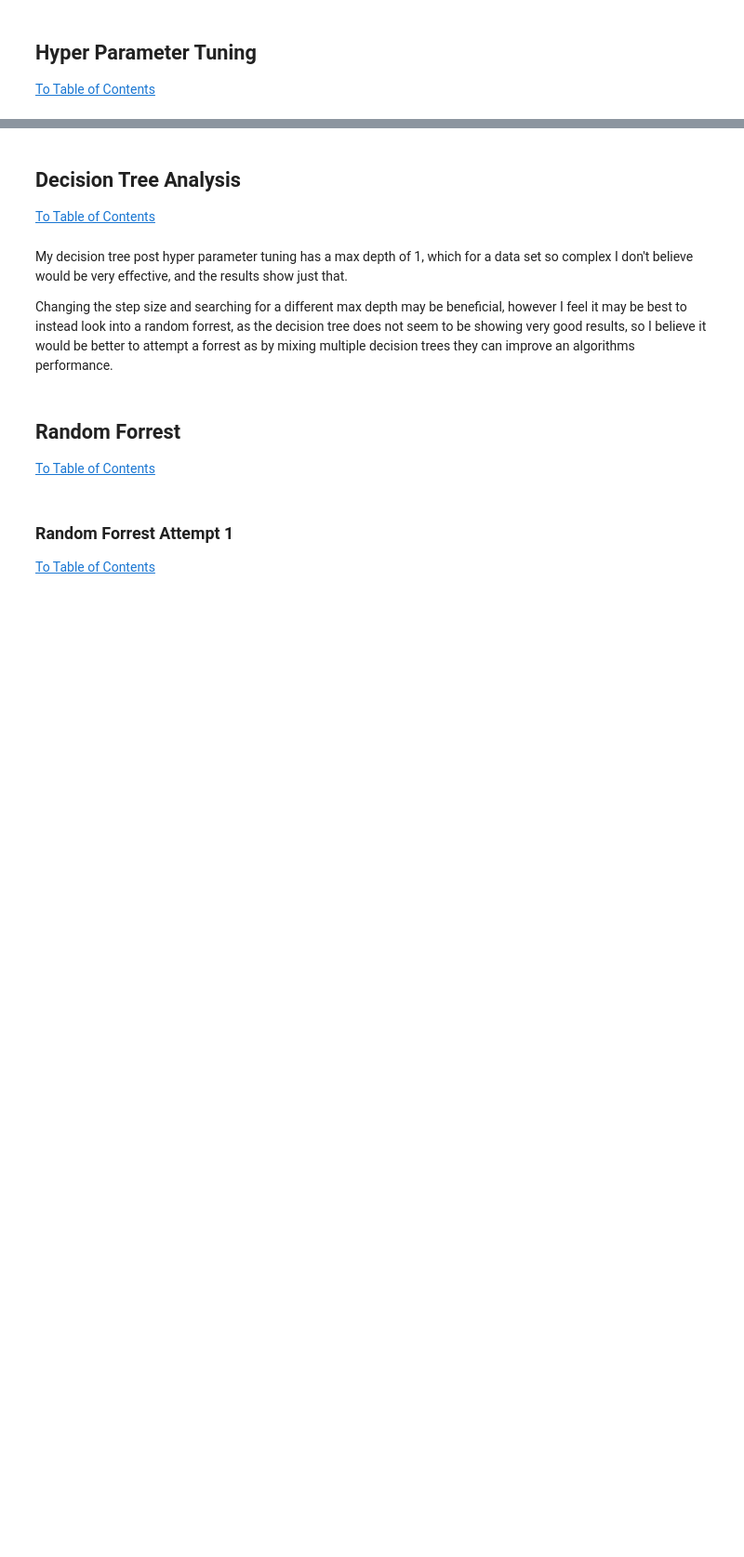
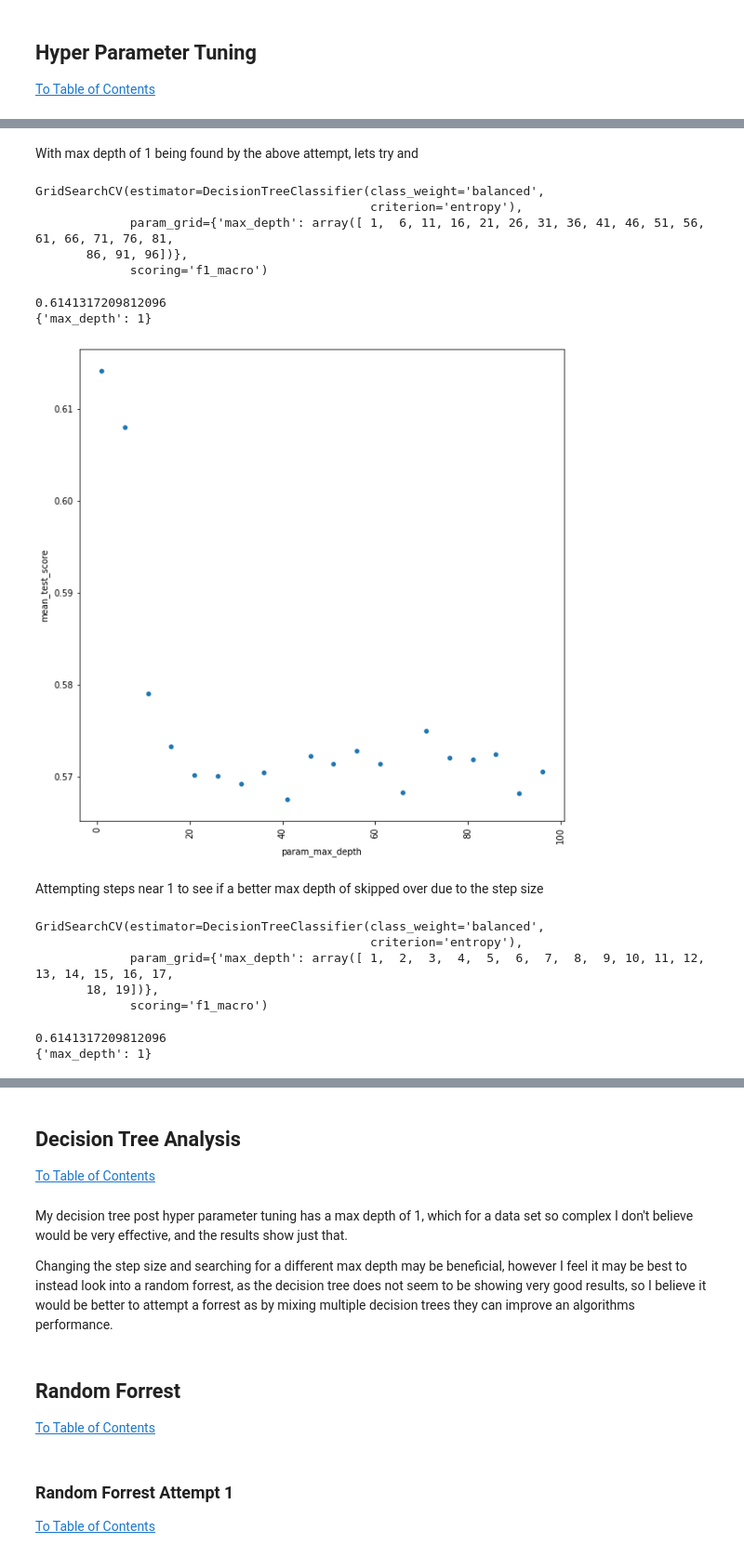
Before and after one commit to s3716853/ML-Assignment-01, a Jupyter notebook: Assignment1/ml-assignment-01.ipynb, the cells around one changed output, grey strips where cells are left out. Shown at 93% size. Drawn from its saved outputs; the diff is of its cells as text; code cells hidden in the pictures; blank space fills up the shorter version.

```diff
--- a/Assignment1/ml-assignment-01.ipynb
+++ b/Assignment1/ml-assignment-01.ipynb
@@ -803,0 +800,54 @@ pd.DataFrame(Gridclf.cv_results_)
+# %% [markdown]
+With max depth of 1 being found by the above attempt, lets try and
+# %%
+from sklearn.model_selection import GridSearchCV
+
+start = 1
+end = 100
+step = 5
+max_depth_values = np.arange(start, end, step)
+
+dt_clf = tree.DecisionTreeClassifier(criterion='entropy', class_weight='balanced')
+Gridclf = GridSearchCV(dt_clf, {"max_depth": max_depth_values}, scoring='f1_macro')
+Gridclf.fit(validate_split_attributes, validate_split_target)
+# %% [output]
+GridSearchCV(estimator=DecisionTreeClassifier(class_weight='balanced',
+                                              criterion='entropy'),
+             param_grid={'max_depth': array([ 1,  6, 11, 16, 21, 26, 31, 36, 41, 46, 51, 56, 61, 66, 71, 76, 81,
+       86, 91, 96])},
+             scoring='f1_macro')
+# %%
+print(Gridclf.best_score_)
+print(Gridclf.best_params_)
+# %% [output]
+0.6141317209812096
+{'max_depth': 1}
+# %%
+graph_max_depth_values(Gridclf.cv_results_, "param_max_depth", "mean_test_score")
+# %% [output]
+[figure, added]
+# %% [markdown]
+Attempting steps near 1 to see if a better max depth of skipped over due to the step size
+# %%
+from sklearn.model_selection import GridSearchCV
+
+start = 1
+end = 20
+step = 1
+max_depth_values = np.arange(start, end, step)
+
+dt_clf = tree.DecisionTreeClassifier(criterion='entropy', class_weight='balanced')
+Gridclf = GridSearchCV(dt_clf, {"max_depth": max_depth_values}, scoring='f1_macro')
+Gridclf.fit(validate_split_attributes, validate_split_target)
+# %% [output]
+GridSearchCV(estimator=DecisionTreeClassifier(class_weight='balanced',
+                                              criterion='entropy'),
+             param_grid={'max_depth': array([ 1,  2,  3,  4,  5,  6,  7,  8,  9, 10, 11, 12, 13, 14, 15, 16, 17,
+       18, 19])},
+             scoring='f1_macro')
+# %%
+print(Gridclf.best_score_)
+print(Gridclf.best_params_)
+# %% [output]
+0.6141317209812096
+{'max_depth': 1}
```
Also changed, not shown: parts of 14 cells of this notebook.
